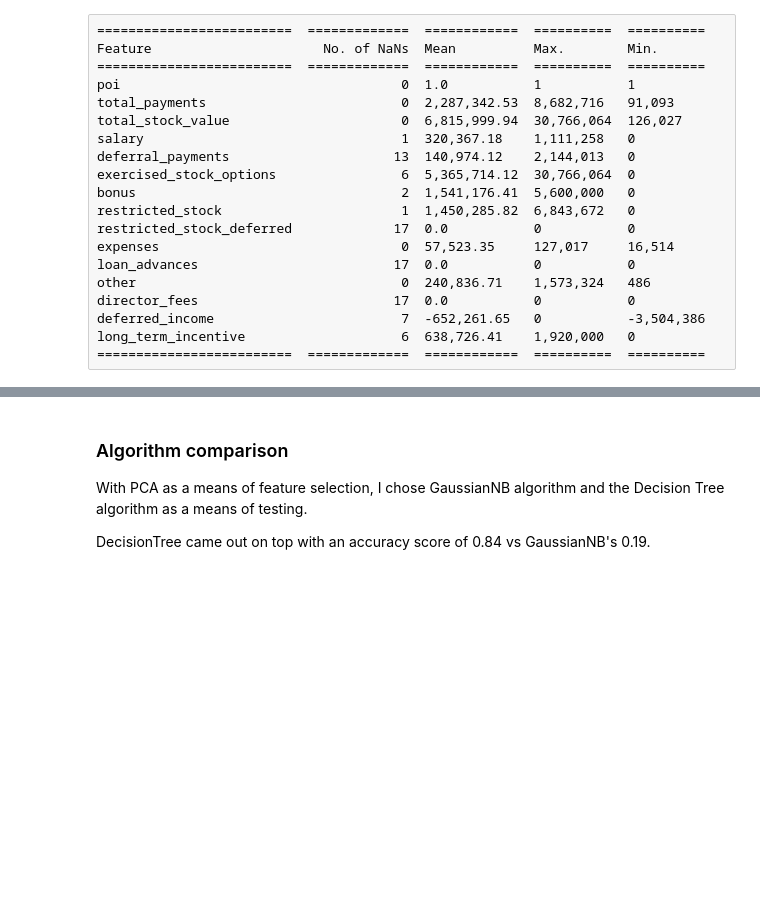
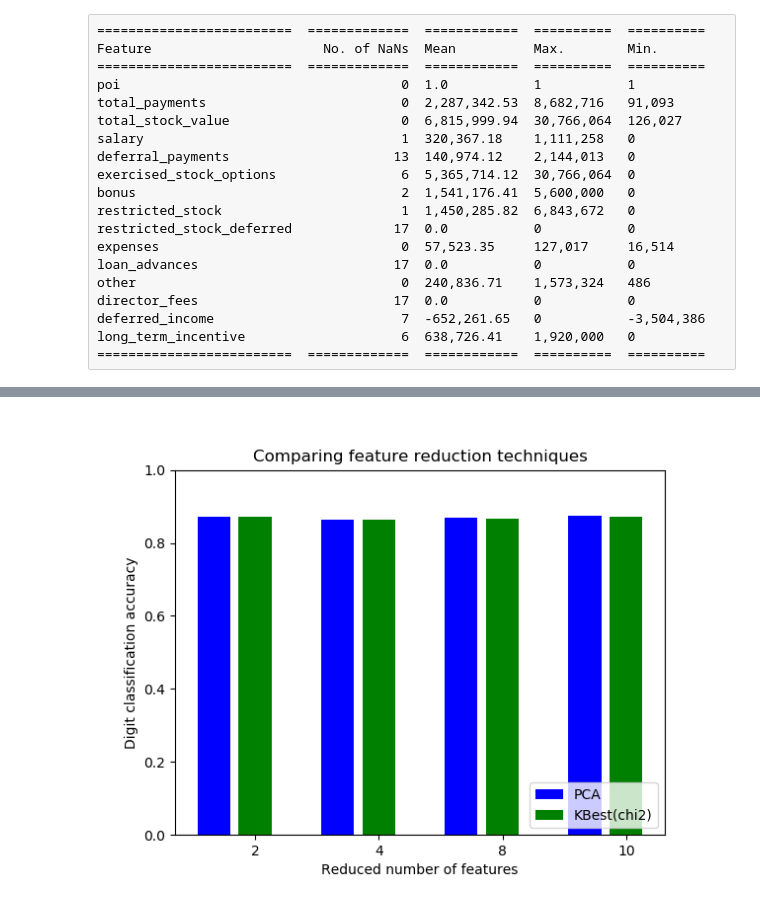
Before and after one commit to redewe/machine_learning, a Jupyter notebook: Final Project.ipynb, the cells around one changed output, grey strips where cells are left out. Drawn from its saved outputs; the diff is of its cells as text; code cells hidden in the pictures; blank space fills up the shorter version.

```diff
--- a/Final Project.ipynb
+++ b/Final Project.ipynb
@@ -164,6 +178,4 @@ By using LinearSVC as an initial classifier for comparing the two feature reduct
-# %% [markdown]
-### Algorithm comparison
-
-With PCA as a means of feature selection, I chose GaussianNB algorithm and the Decision Tree algorithm as a means of testing.
-
-DecisionTree came out on top with an accuracy score of 0.84 vs GaussianNB's 0.19.
+# %%
+Image("Feature_Selection.png")
+# %% [output]
+[figure, added]
```
Also changed, not shown: parts of 8 cells of this notebook, 5 other files.
